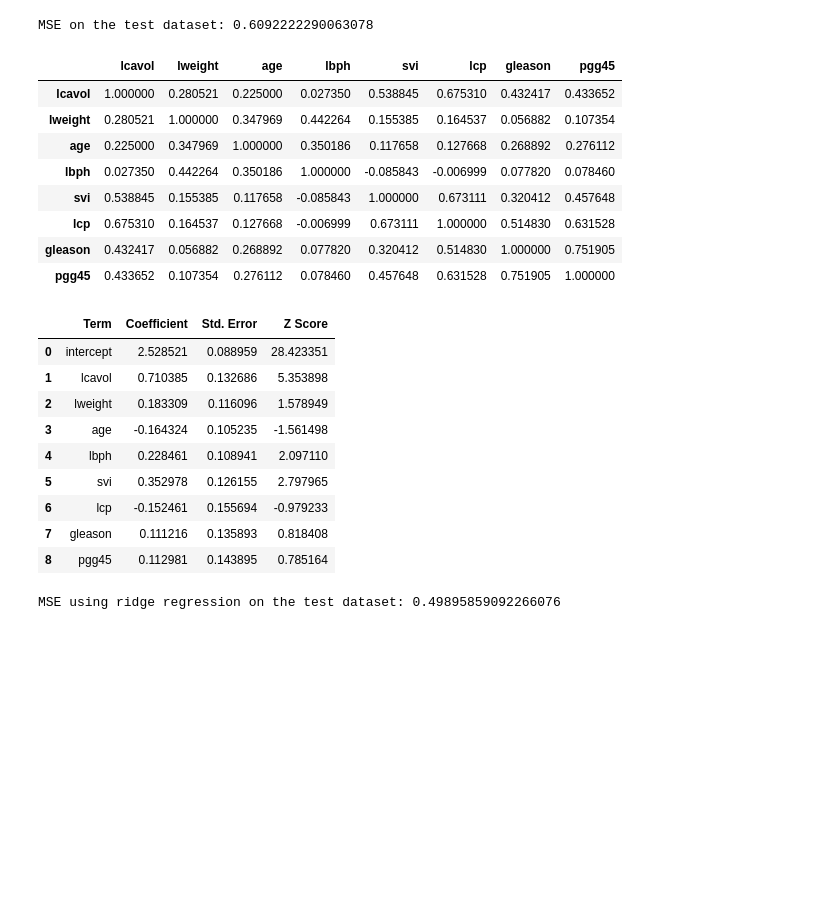
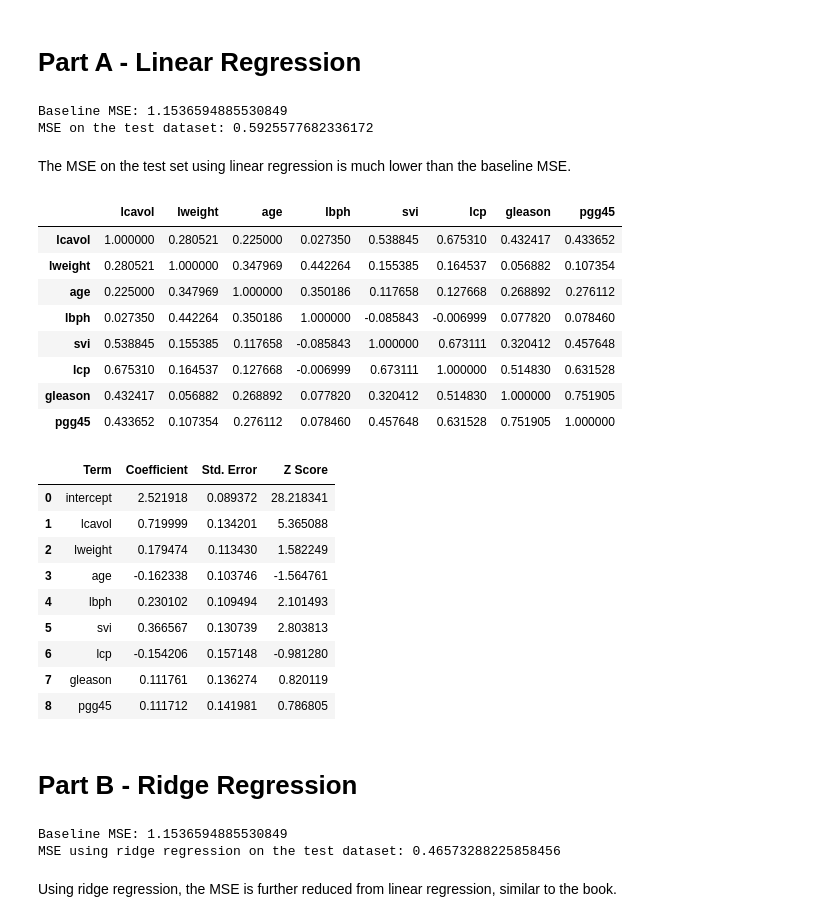
Before and after one commit to jplulu/Frequentist-ML, a Jupyter notebook: linear_regression.ipynb, the cells around one changed output. Saved outputs shown, nothing was run; the diff lists cells and outputs as text; code cells hidden in the pictures; blank space fills up the shorter version.

```diff
--- a/linear_regression.ipynb
+++ b/linear_regression.ipynb
@@ -9,4 +12,4 @@ from sklearn.linear_model import Lasso
 # -----------------Using prostate data from the book
 
 # Read data
-df = pd.read_csv('https://github.com/jplulu/Frequentist-ML/raw/master/datasets/prostate.csv', sep='\t', index_col=0)
+df = pd.read_csv('https://github.com/jplulu/Frequentist-ML/raw/master/datasets/prostate.csv', sep='\t', index_col=0).drop(['train'],axis=1)
@@ -46,3 +16,24 @@ x_test.intercept = np.ones(len(x_test))
+# %%
+# ----------------- Preprocess data
+
+# Shuffle data
+np.random.seed(45)
+df_shuffle = df.sample(frac=1)
+df_x = df_shuffle.drop(['lpsa'], axis=1)
+df_y = df_shuffle['lpsa']
+
+# Standardizing predictors to zero mean unit variance
+df_x = (df_x - df_x.mean()) / df_x.std()
+
+# Added ones column for intercept
+ones_col = np.ones(len(df_x))
+df_x.insert(0, "intercept", ones_col)
+
+# Separate training, validation, and testing data
+x_train, x_val, x_test = np.split(df_x, [int(0.8*len(df_x)), int(0.9*len(df_x))])
+y_train, y_val, y_test = np.split(df_y, [int(0.8*len(df_y)), int(0.9*len(df_y))])
+# %% [markdown]
+# Part A - Linear Regression
 # %%
 # -----------------Linear Regression, No regularization
 
@@ -56,46 +47,55 @@ def compute_beta_noreg(x_train, y_train):
 # Compute coefficients
 beta_noreg = compute_beta_noreg(x_train, y_train)
 
+# Compute baseline MSE
+mse_baseline = np.mean((y_test - y_train.mean())**2)
+print("Baseline MSE: {}".format(mse_baseline))
+
 # Compute MSE on the test dataset
 mse_noreg = np.mean((y_test - np.dot(x_test, beta_noreg))**2)
 print("MSE on the test dataset: {}".format(mse_noreg))
 # %% [output]
-MSE on the test dataset: 0.6092222290063078
+Baseline MSE: 1.1536594885530849
+MSE on the test dataset: 0.5925577682336172
+# %% [markdown]
+The MSE on the test set using linear regression is much lower than the baseline MSE.
 # %%
 # -----------------Recreate Tables 3.1 and 3.2
 
 # Compute and display correlation matrix
-corr_matrix = df.drop(['intercept','lpsa'], axis=1).corr()
+corr_matrix = df_x.drop(['intercept'], axis=1).corr()
 display(corr_matrix)
 
 # Compute and display linear model fit table
 x_inv_diag = np.diagonal(np.linalg.inv(np.dot(x_train.transpose(), x_train)))
 # Equation (3.12)
 std_err = np.dot(beta_noreg.std(), np.sqrt(x_inv_diag))
 z_score = beta_noreg / std_err
 zipped_list =  list(zip(list(x_train.columns), beta_noreg, std_err, z_score))
 model_fit_table = pd.DataFrame(zipped_list, columns = ['Term' , 'Coefficient', 'Std. Error', 'Z Score'])
 display(model_fit_table)
 # %% [output]
 |  | lcavol | lweight | age | lbph | svi | lcp | gleason | pgg45 |
 | lcavol | 1.000000 | 0.280521 | 0.225000 | 0.027350 | 0.538845 | 0.675310 | 0.432417 | 0.433652 |
 | lweight | 0.280521 | 1.000000 | 0.347969 | 0.442264 | 0.155385 | 0.164537 | 0.056882 | 0.107354 |
 | age | 0.225000 | 0.347969 | 1.000000 | 0.350186 | 0.117658 | 0.127668 | 0.268892 | 0.276112 |
 | lbph | 0.027350 | 0.442264 | 0.350186 | 1.000000 | -0.085843 | -0.006999 | 0.077820 | 0.078460 |
 | svi | 0.538845 | 0.155385 | 0.117658 | -0.085843 | 1.000000 | 0.673111 | 0.320412 | 0.457648 |
 | lcp | 0.675310 | 0.164537 | 0.127668 | -0.006999 | 0.673111 | 1.000000 | 0.514830 | 0.631528 |
 | gleason | 0.432417 | 0.056882 | 0.268892 | 0.077820 | 0.320412 | 0.514830 | 1.000000 | 0.751905 |
 | pgg45 | 0.433652 | 0.107354 | 0.276112 | 0.078460 | 0.457648 | 0.631528 | 0.751905 | 1.000000 |
 |  | Term | Coefficient | Std. Error | Z Score |
-| 0 | intercept | 2.528521 | 0.088959 | 28.423351 |
-| 1 | lcavol | 0.710385 | 0.132686 | 5.353898 |
-| 2 | lweight | 0.183309 | 0.116096 | 1.578949 |
-| 3 | age | -0.164324 | 0.105235 | -1.561498 |
-| 4 | lbph | 0.228461 | 0.108941 | 2.097110 |
-| 5 | svi | 0.352978 | 0.126155 | 2.797965 |
-| 6 | lcp | -0.152461 | 0.155694 | -0.979233 |
-| 7 | gleason | 0.111216 | 0.135893 | 0.818408 |
-| 8 | pgg45 | 0.112981 | 0.143895 | 0.785164 |
+| 0 | intercept | 2.521918 | 0.089372 | 28.218341 |
+| 1 | lcavol | 0.719999 | 0.134201 | 5.365088 |
+| 2 | lweight | 0.179474 | 0.113430 | 1.582249 |
+| 3 | age | -0.162338 | 0.103746 | -1.564761 |
+| 4 | lbph | 0.230102 | 0.109494 | 2.101493 |
+| 5 | svi | 0.366567 | 0.130739 | 2.803813 |
+| 6 | lcp | -0.154206 | 0.157148 | -0.981280 |
+| 7 | gleason | 0.111761 | 0.136274 | 0.820119 |
+| 8 | pgg45 | 0.111712 | 0.141981 | 0.786805 |
+# %% [markdown]
+# Part B - Ridge Regression
 # %%
 # -----------------Ridge Regression
 
@@ -126,16 +126,21 @@ def compute_beta_ridge(lam_vec, x_train, y_train, x_val, y_val):
   return beta_ridge, ridge_graph_vec, best_lam
 
 # Initialize lambda array
-lam_vec = np.linspace(0,5,num=1000)
+lam_vec = np.linspace(0,10,num=1000)
 
 # Compute optimal coefficients
 beta_ridge, ridge_graph_vec, best_lam = compute_beta_ridge(lam_vec, x_train, y_train, x_val, y_val)
 
+print("Baseline MSE: {}".format(mse_baseline))
+
 # Calculate MSE with the test data
 mse_ridge = np.mean((y_test - np.dot(x_test, beta_ridge))**2)
 print("MSE using ridge regression on the test dataset: {}".format(mse_ridge))
 # %% [output]
-MSE using ridge regression on the test dataset: 0.49895859092266076
+Baseline MSE: 1.1536594885530849
+MSE using ridge regression on the test dataset: 0.46573288225858456
+# %% [markdown]
+Using ridge regression, the MSE is further reduced from linear regression, similar to the book.
 # %%
 # -----------------Recreate Figure 3.8
 
```
Also changed, not shown: parts of 28 cells of this notebook.
